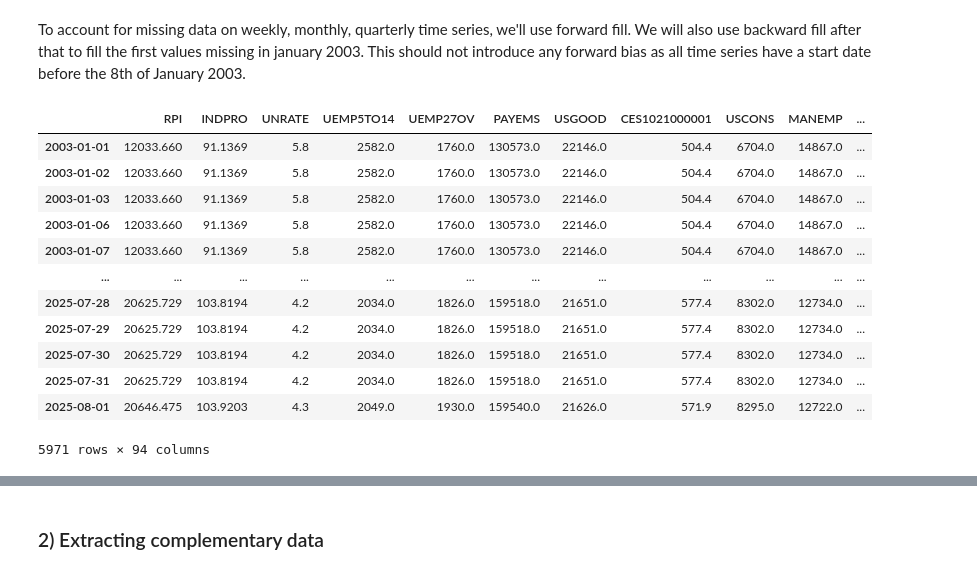
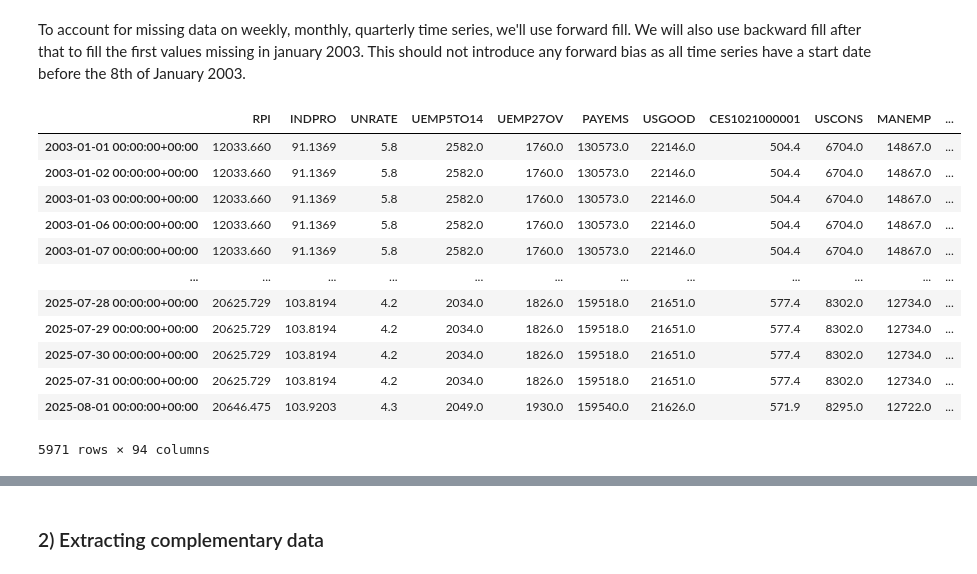
Before and after one commit to jeanlouvaleau/ML-for-trading-project, a Jupyter notebook: data.ipynb, the cells around one changed output, grey strips where cells are left out. Saved outputs shown, nothing was run; the diff lists cells and outputs as text; code cells hidden in the pictures.

```diff
--- a/data.ipynb
+++ b/data.ipynb
@@ -174,23 +174,23 @@ df.to_csv('data_fred.csv',index = True)
 # %%
 data_path = os.path.join('data', 'US', 'data_fred.csv')
 df = pd.read_csv(data_path, index_col=0, parse_dates=True)
-df.index = df.index.tz_localize('UTC').strftime('%Y-%m-%d')
+df.index = pd.to_datetime(df.index, utc=True)
 df = df.ffill()
 df = df.bfill()
 df
 # %% [output]
 |  | RPI | INDPRO | UNRATE | UEMP5TO14 | UEMP27OV | PAYEMS | USGOOD | CES1021000001 | USCONS | MANEMP | ... |
-| 2003-01-01 | 12033.660 | 91.1369 | 5.8 | 2582.0 | 1760.0 | 130573.0 | 22146.0 | 504.4 | 6704.0 | 14867.0 | ... |
-| 2003-01-02 | 12033.660 | 91.1369 | 5.8 | 2582.0 | 1760.0 | 130573.0 | 22146.0 | 504.4 | 6704.0 | 14867.0 | ... |
-| 2003-01-03 | 12033.660 | 91.1369 | 5.8 | 2582.0 | 1760.0 | 130573.0 | 22146.0 | 504.4 | 6704.0 | 14867.0 | ... |
-| 2003-01-06 | 12033.660 | 91.1369 | 5.8 | 2582.0 | 1760.0 | 130573.0 | 22146.0 | 504.4 | 6704.0 | 14867.0 | ... |
-| 2003-01-07 | 12033.660 | 91.1369 | 5.8 | 2582.0 | 1760.0 | 130573.0 | 22146.0 | 504.4 | 6704.0 | 14867.0 | ... |
+| 2003-01-01 00:00:00+00:00 | 12033.660 | 91.1369 | 5.8 | 2582.0 | 1760.0 | 130573.0 | 22146.0 | 504.4 | 6704.0 | 14867.0 | ... |
+| 2003-01-02 00:00:00+00:00 | 12033.660 | 91.1369 | 5.8 | 2582.0 | 1760.0 | 130573.0 | 22146.0 | 504.4 | 6704.0 | 14867.0 | ... |
+| 2003-01-03 00:00:00+00:00 | 12033.660 | 91.1369 | 5.8 | 2582.0 | 1760.0 | 130573.0 | 22146.0 | 504.4 | 6704.0 | 14867.0 | ... |
+| 2003-01-06 00:00:00+00:00 | 12033.660 | 91.1369 | 5.8 | 2582.0 | 1760.0 | 130573.0 | 22146.0 | 504.4 | 6704.0 | 14867.0 | ... |
+| 2003-01-07 00:00:00+00:00 | 12033.660 | 91.1369 | 5.8 | 2582.0 | 1760.0 | 130573.0 | 22146.0 | 504.4 | 6704.0 | 14867.0 | ... |
 | ... | ... | ... | ... | ... | ... | ... | ... | ... | ... | ... | ... |
-| 2025-07-28 | 20625.729 | 103.8194 | 4.2 | 2034.0 | 1826.0 | 159518.0 | 21651.0 | 577.4 | 8302.0 | 12734.0 | ... |
-| 2025-07-29 | 20625.729 | 103.8194 | 4.2 | 2034.0 | 1826.0 | 159518.0 | 21651.0 | 577.4 | 8302.0 | 12734.0 | ... |
-| 2025-07-30 | 20625.729 | 103.8194 | 4.2 | 2034.0 | 1826.0 | 159518.0 | 21651.0 | 577.4 | 8302.0 | 12734.0 | ... |
-| 2025-07-31 | 20625.729 | 103.8194 | 4.2 | 2034.0 | 1826.0 | 159518.0 | 21651.0 | 577.4 | 8302.0 | 12734.0 | ... |
-| 2025-08-01 | 20646.475 | 103.9203 | 4.3 | 2049.0 | 1930.0 | 159540.0 | 21626.0 | 571.9 | 8295.0 | 12722.0 | ... |
+| 2025-07-28 00:00:00+00:00 | 20625.729 | 103.8194 | 4.2 | 2034.0 | 1826.0 | 159518.0 | 21651.0 | 577.4 | 8302.0 | 12734.0 | ... |
+| 2025-07-29 00:00:00+00:00 | 20625.729 | 103.8194 | 4.2 | 2034.0 | 1826.0 | 159518.0 | 21651.0 | 577.4 | 8302.0 | 12734.0 | ... |
+| 2025-07-30 00:00:00+00:00 | 20625.729 | 103.8194 | 4.2 | 2034.0 | 1826.0 | 159518.0 | 21651.0 | 577.4 | 8302.0 | 12734.0 | ... |
+| 2025-07-31 00:00:00+00:00 | 20625.729 | 103.8194 | 4.2 | 2034.0 | 1826.0 | 159518.0 | 21651.0 | 577.4 | 8302.0 | 12734.0 | ... |
+| 2025-08-01 00:00:00+00:00 | 20646.475 | 103.9203 | 4.3 | 2049.0 | 1930.0 | 159540.0 | 21626.0 | 571.9 | 8295.0 | 12722.0 | ... |
 5971 rows × 94 columns
 # %%
 # pd.set_option('display.max_rows', None)
```
Also changed, not shown: parts of 4 cells of this notebook.
